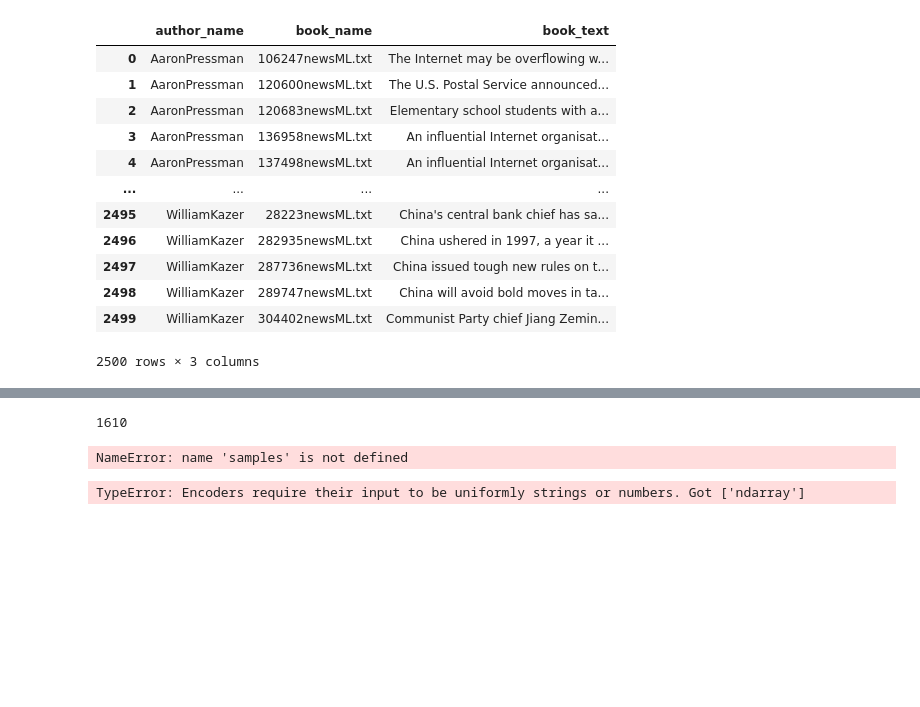
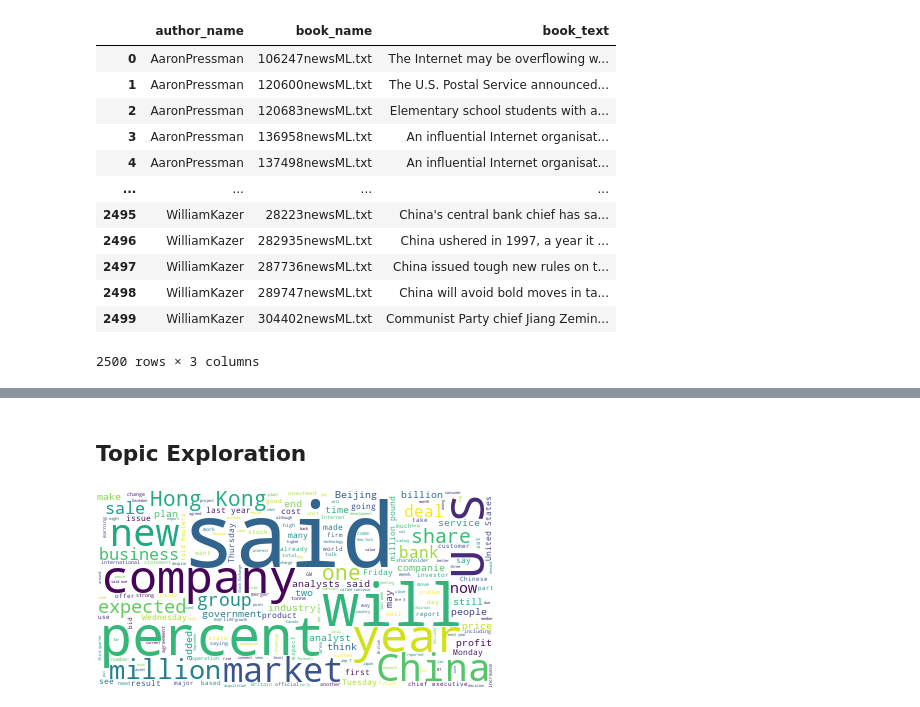
Before and after one commit to EN555/Author-Identification, a Jupyter notebook: notebooks/yosef_main.ipynb, the cells around one changed output, grey strips where cells are left out. Drawn from its saved outputs; the diff is of its cells as text; code cells hidden in the pictures; blank space fills up the shorter version.

Commit message:
topic modeling

```diff
--- a/notebooks/yosef_main.ipynb
+++ b/notebooks/yosef_main.ipynb
@@ -13,5 +32,5 @@ import nltk
 # %%
-df = load_data("Data/C50/C50train")
+df = load_data("../Data/C50/C50train",50)
 df
 # %% [output]
 |  | author_name | book_name | book_text |
@@ -27,6 +46,3 @@ df
 | 2498 | WilliamKazer | 289747newsML.txt | China will avoid bold moves in ta... |
 | 2499 | WilliamKazer | 304402newsML.txt | Communist Party chief Jiang Zemin... |
 2500 rows × 3 columns
-# %%
-df["author_name_codes"] = pd.Categorical(df["author_name"]).codes
-df["book_split_text"] = df["book_text"].swifter.apply(lambda text : np.array(nltk.word_tokenize(text)))
@@ -56,22 +49,10 @@ Name: book_split_text, Length: 2500, dtype: object
-# %%
-all_words = np.array([item for sublist in df["book_split_text"].values for item in sublist])
-# %% [output]
-1610
-# %%
-max_length = df["book_split_text"].apply(len).max()
-results  = np.zeros(shape = (len(df["book_split_text"]),max_length,max(token_index.values()) + 1))
-for i, sample in enumerate(samples):
-    for j, considered_word in list(enumerate(sample.split())):
-        index = token_index.get(considered_word)
-        results[i, j, index] = 1
-# %% [output]
-NameError: name 'samples' is not defined
-# %%
-from sklearn.preprocessing import OneHotEncoder
-import itertools
-
-vec = OneHotEncoder(categories="auto",handle_unknown='ignore')
-X = vec.fit_transform(token_ids.reshape(1,-1))
-print(X.toarray())
-# %% [output]
-TypeError: Encoders require their input to be uniformly strings or numbers. Got ['ndarray']
+# %% [markdown]
+## Topic Exploration
+# %%
+from wordcloud import WordCloud
+long_string = ','.join(list(df['book_text'].values))
+wordcloud = WordCloud(background_color="white", max_words=5000, contour_width=3, contour_color='steelblue')
+wordcloud.generate(long_string)
+wordcloud.to_image()
+# %% [output]
+[figure, added]
```
Also changed, not shown: parts of 21 cells of this notebook, 12 other files.
